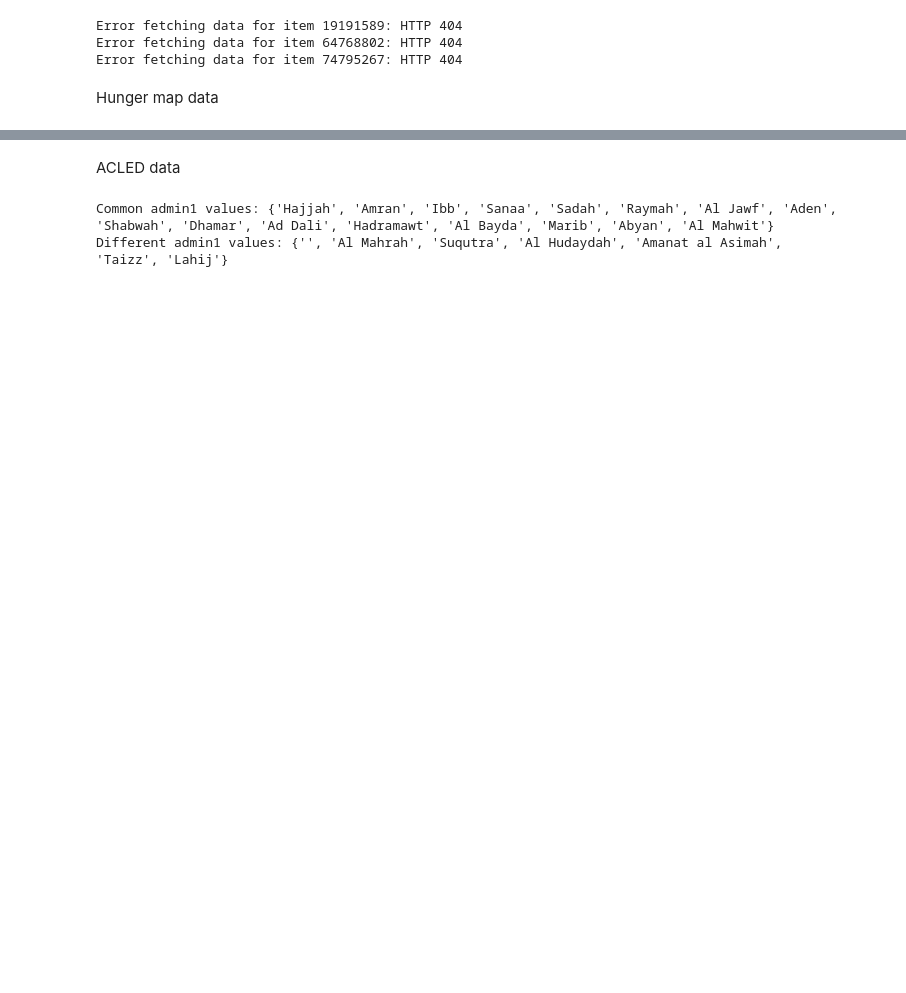
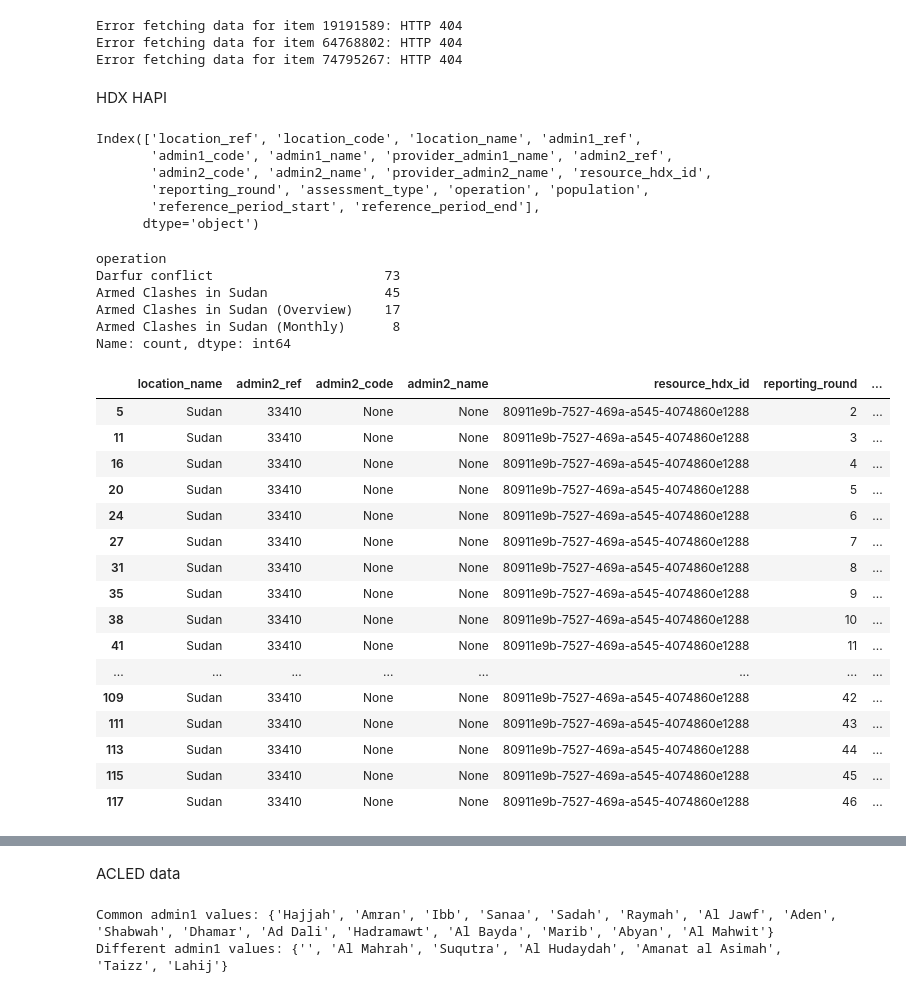
Before and after one commit to cgelil/cgelil.github.io, a Jupyter notebook: project/data_analysis/sudan.ipynb, the cells around one changed output, grey strips where cells are left out. Drawn from its saved outputs; the diff is of its cells as text; code cells hidden in the pictures; blank space fills up the shorter version.

```diff
--- a/project/data_analysis/sudan.ipynb
+++ b/project/data_analysis/sudan.ipynb
@@ -77,6 +86,54 @@ for item in ipc:
 Error fetching data for item 19191589: HTTP 404
 Error fetching data for item 64768802: HTTP 404
 Error fetching data for item 74795267: HTTP 404
+# %% [markdown]
+HDX HAPI
+# %%
+idp = requests.get('https://hapi.humdata.org/api/v1/affected-people/idps?location_code=SDN&admin_level=0&output_format=json&app_identifier=Y2FtZWxpYWdlbGlsOmNhbWVsaWEuYWJkZWxnZWxpbEBvdXRsb29rLmNvbQ==&limit=10000&offset=0').json()
+idp_sdn = pd.json_normalize(idp['data']) #until sep 2023
+# %%
+idp_sdn.columns
+# %% [output]
+Index(['location_ref', 'location_code', 'location_name', 'admin1_ref',
+       'admin1_code', 'admin1_name', 'provider_admin1_name', 'admin2_ref',
+       'admin2_code', 'admin2_name', 'provider_admin2_name', 'resource_hdx_id',
+       'reporting_round', 'assessment_type', 'operation', 'population',
+       'reference_period_start', 'reference_period_end'],
+      dtype='object')
+# %%
+idp_sdn = idp_sdn.drop(columns=['location_ref', 'location_code', 'admin1_ref', 'admin1_code', 'admin1_name', 'provider_admin1_name', 'provider_admin1_name', 'provider_admin2_name', ])
+idp_sdn
+# %%
+idp_sdn.operation.value_counts()
+# %% [output]
+operation
+Darfur conflict                      73
+Armed Clashes in Sudan               45
+Armed Clashes in Sudan (Overview)    17
+Armed Clashes in Sudan (Monthly)      8
+Name: count, dtype: int64
+# %%
+#filter by Armed Clashes in Sudan (Monthly)      8
+idp_sdn_test = idp_sdn[idp_sdn.operation == 'Armed Clashes in Sudan']
+idp_sdn_test
+# %% [output]
+|  | location_name | admin2_ref | admin2_code | admin2_name | resource_hdx_id | reporting_round | ... |
+| 5 | Sudan | 33410 | None | None | 80911e9b-7527-469a-a545-4074860e1288 | 2 | ... |
+| 11 | Sudan | 33410 | None | None | 80911e9b-7527-469a-a545-4074860e1288 | 3 | ... |
+| 16 | Sudan | 33410 | None | None | 80911e9b-7527-469a-a545-4074860e1288 | 4 | ... |
+| 20 | Sudan | 33410 | None | None | 80911e9b-7527-469a-a545-4074860e1288 | 5 | ... |
+| 24 | Sudan | 33410 | None | None | 80911e9b-7527-469a-a545-4074860e1288 | 6 | ... |
+| 27 | Sudan | 33410 | None | None | 80911e9b-7527-469a-a545-4074860e1288 | 7 | ... |
+| 31 | Sudan | 33410 | None | None | 80911e9b-7527-469a-a545-4074860e1288 | 8 | ... |
+| 35 | Sudan | 33410 | None | None | 80911e9b-7527-469a-a545-4074860e1288 | 9 | ... |
+| 38 | Sudan | 33410 | None | None | 80911e9b-7527-469a-a545-4074860e1288 | 10 | ... |
+| 41 | Sudan | 33410 | None | None | 80911e9b-7527-469a-a545-4074860e1288 | 11 | ... |
+| ... | ... | ... | ... | ... | ... | ... | ... |
+| 109 | Sudan | 33410 | None | None | 80911e9b-7527-469a-a545-4074860e1288 | 42 | ... |
+| 111 | Sudan | 33410 | None | None | 80911e9b-7527-469a-a545-4074860e1288 | 43 | ... |
+| 113 | Sudan | 33410 | None | None | 80911e9b-7527-469a-a545-4074860e1288 | 44 | ... |
+| 115 | Sudan | 33410 | None | None | 80911e9b-7527-469a-a545-4074860e1288 | 45 | ... |
+| 117 | Sudan | 33410 | None | None | 80911e9b-7527-469a-a545-4074860e1288 | 46 | ... |
 # %%
 foodprices = pd.read_csv('yemen/hdx_hapi_food_price_yem.csv').iloc[1:]#turn into API, monthly, only until 2020
 wfp_foodprices = pd.read_csv('yemen/wfp_food_prices_yem.csv').iloc[1:]#turn into API, monthly adm1 +2, only until 2020
@@ -92,2 +141,0 @@ hunger_map = pd.read_csv('yemen/wfp-hungermap-data-for-yem-long.csv').iloc[1:] #
-# %% [markdown]
-Hunger map data
```
Also changed, not shown: parts of 20 cells of this notebook, 25 other files.
